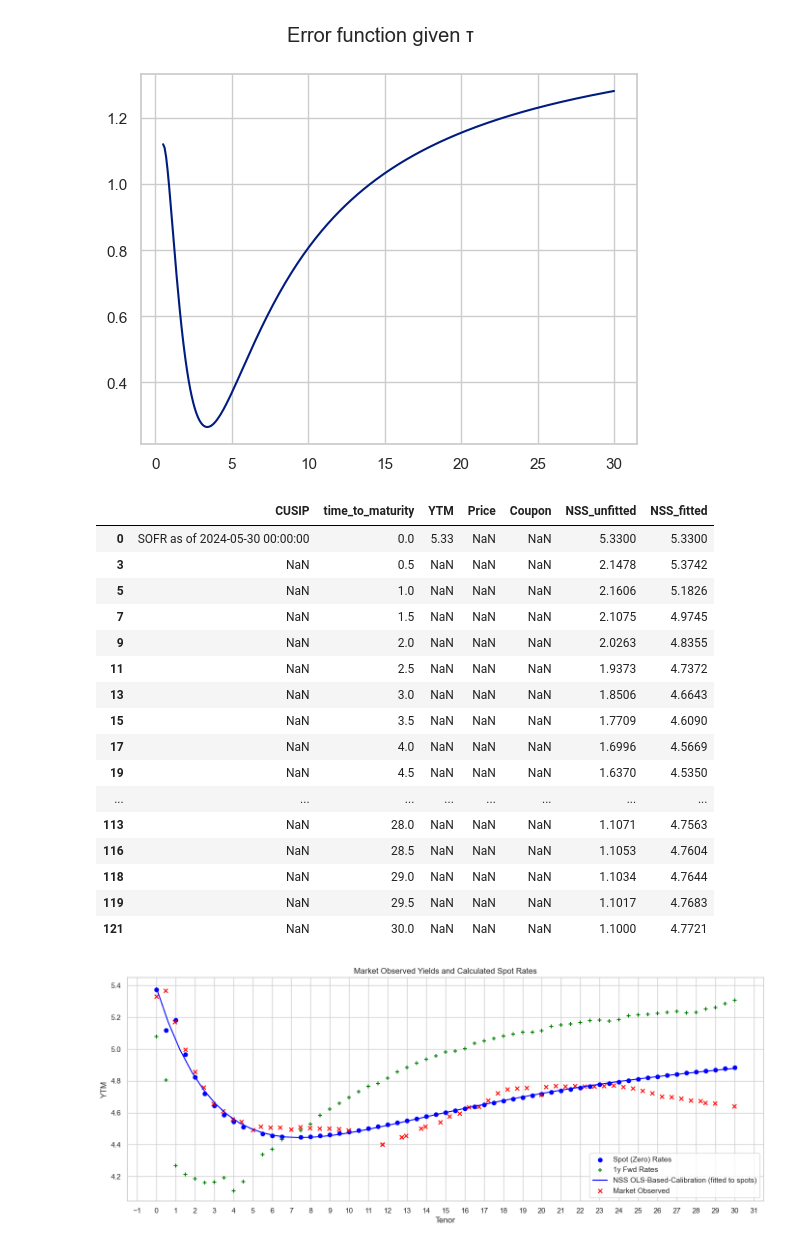
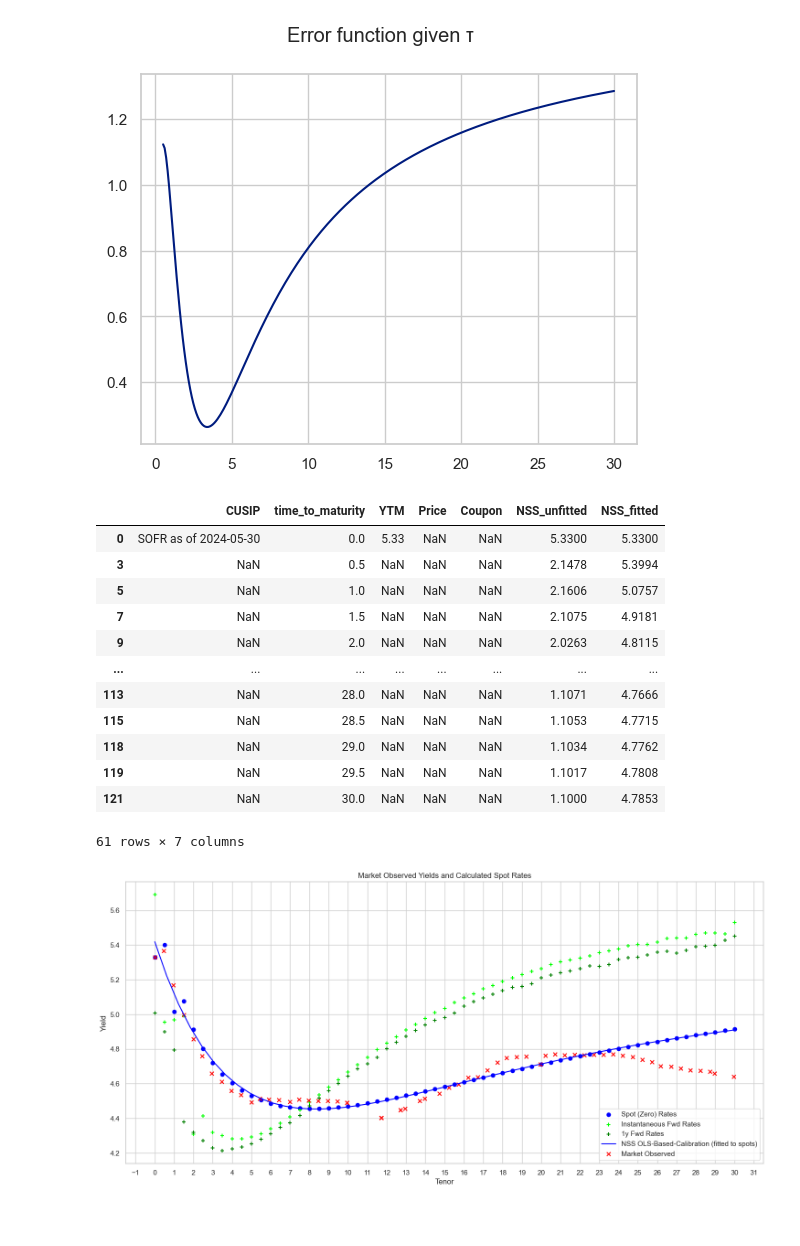
Before and after one commit to cleeclee123/Curve-Your-Enthusiasm-, a Jupyter notebook: curves.ipynb, the cells around one changed output. Drawn from its saved outputs; the diff is of its cells as text; code cells hidden in the pictures; blank space fills up the shorter version.

```diff
--- a/curves.ipynb
+++ b/curves.ipynb
@@ -106,6 +119,7 @@ sofr_row = pd.DataFrame(
         "target_tenor": 0,
         "time_to_maturity": 0,
         "YTM": sofr_obj["percentRate"],
+        "last_updated": sofr_obj["effectiveDate"]
     },
     index=[0],
 )
@@ -458,22 +523,18 @@ fitted_ust_curve_df = fitted_ust_curve_df[
 fitted_ust_curve_df
 # %% [output]
 |  | CUSIP | time_to_maturity | YTM | Price | Coupon | NSS_unfitted | NSS_fitted |
-| 0 | SOFR as of 2024-05-30 00:00:00 | 0.0 | 5.33 | NaN | NaN | 5.3300 | 5.3300 |
-| 3 | NaN | 0.5 | NaN | NaN | NaN | 2.1478 | 5.3742 |
-| 5 | NaN | 1.0 | NaN | NaN | NaN | 2.1606 | 5.1826 |
-| 7 | NaN | 1.5 | NaN | NaN | NaN | 2.1075 | 4.9745 |
-| 9 | NaN | 2.0 | NaN | NaN | NaN | 2.0263 | 4.8355 |
-| 11 | NaN | 2.5 | NaN | NaN | NaN | 1.9373 | 4.7372 |
-| 13 | NaN | 3.0 | NaN | NaN | NaN | 1.8506 | 4.6643 |
-| 15 | NaN | 3.5 | NaN | NaN | NaN | 1.7709 | 4.6090 |
-| 17 | NaN | 4.0 | NaN | NaN | NaN | 1.6996 | 4.5669 |
-| 19 | NaN | 4.5 | NaN | NaN | NaN | 1.6370 | 4.5350 |
+| 0 | SOFR as of 2024-05-30 | 0.0 | 5.33 | NaN | NaN | 5.3300 | 5.3300 |
+| 3 | NaN | 0.5 | NaN | NaN | NaN | 2.1478 | 5.3994 |
+| 5 | NaN | 1.0 | NaN | NaN | NaN | 2.1606 | 5.0757 |
+| 7 | NaN | 1.5 | NaN | NaN | NaN | 2.1075 | 4.9181 |
+| 9 | NaN | 2.0 | NaN | NaN | NaN | 2.0263 | 4.8115 |
 | ... | ... | ... | ... | ... | ... | ... | ... |
-| 113 | NaN | 28.0 | NaN | NaN | NaN | 1.1071 | 4.7563 |
-| 116 | NaN | 28.5 | NaN | NaN | NaN | 1.1053 | 4.7604 |
-| 118 | NaN | 29.0 | NaN | NaN | NaN | 1.1034 | 4.7644 |
-| 119 | NaN | 29.5 | NaN | NaN | NaN | 1.1017 | 4.7683 |
-| 121 | NaN | 30.0 | NaN | NaN | NaN | 1.1000 | 4.7721 |
+| 113 | NaN | 28.0 | NaN | NaN | NaN | 1.1071 | 4.7666 |
+| 115 | NaN | 28.5 | NaN | NaN | NaN | 1.1053 | 4.7715 |
+| 118 | NaN | 29.0 | NaN | NaN | NaN | 1.1034 | 4.7762 |
+| 119 | NaN | 29.5 | NaN | NaN | NaN | 1.1017 | 4.7808 |
+| 121 | NaN | 30.0 | NaN | NaN | NaN | 1.1000 | 4.7853 |
+61 rows × 7 columns
 # %%
 depo_maturities = [ql.Period(6,ql.Months), ql.Period(12, ql.Months)]
 depo_rates = list(fitted_ust_curve_df["NSS_fitted"])[1:3]
@@ -545,7 +603,7 @@ forward_term_structure = ql.YieldTermStructureHandle(yieldcurve)
 forward_term_structure.enableExtrapolation()
 # %%
 spots = []
-forwards = []
+instantaneous_forwards = []
 oneyear_forwards = []
 tenors = []
 for d in yieldcurve.dates():
@@ -558,55 +616,64 @@ for d in yieldcurve.dates():
         day_count, compounding, freq, calc_date, d
     ).rate()
     spots.append(100 * eq_rate)
-    forwards.append(forward_term_structure.forwardRate(d, d, day_count, ql.Compounded).rate() * 100)
+    instantaneous_forwards.append(forward_term_structure.forwardRate(d, d, day_count, ql.Compounded).rate() * 100)
     oneyear_forwards.append(forward_term_structure.forwardRate(d, d + ql.Period('1Y'), ql.Actual360(), ql.Compounded).rate() * 100)
+
+spots[0] = sofr_obj["percentRate"]
 # %%
 curve, status = calibrate_ns_ols(
     fitted_ust_curve_df["time_to_maturity"].values,
-    np.array(spots[1:]),
+    np.array(spots),
     tau0=1.0,
 )
 assert status.success
 
 t2 = np.linspace(0, 30)
 
-plt.figure(figsize=(17, 6))
+plt.figure(figsize=(18, 8))
 
 plt.scatter(
     list(fitted_ust_curve_df["time_to_maturity"]),
-    spots[1:],
+    spots,
     marker="o",
     color="blue",
     label="Spot (Zero) Rates",
 )
 plt.scatter(
     list(fitted_ust_curve_df["time_to_maturity"]),
-    oneyear_forwards[1:],
+    instantaneous_forwards,
+    marker="+",
+    color="lime",
+    label="Instantaneous Fwd Rates",
+)
+plt.scatter(
+    list(fitted_ust_curve_df["time_to_maturity"]),
+    oneyear_forwards,
     marker="+",
     color="green",
     label="1y Fwd Rates",
 )
 plt.plot(
     t2,
     curve(t2),
     "b-",
     label="NSS OLS-Based-Calibration (fitted to spots)",
     color="blue",
 )
 plt.scatter(
     df_observed_usts["time_to_maturity"],
     df_observed_usts["YTM"],
     marker="x",
     color="red",
     label="Market Observed",
 )
 
 plt.title("Market Observed Yields and Calculated Spot Rates")
 plt.gca().xaxis.set_major_locator(plt.MultipleLocator(1))
 plt.xlabel("Tenor")
-plt.ylabel("YTM")
+plt.ylabel("Yield")
 plt.grid(True)
 plt.legend()
 plt.show()
 # %% [output]
-[figure, old version]
+[figure, new version]
```
Also changed, not shown: parts of 13 cells of this notebook, 9 other files.
